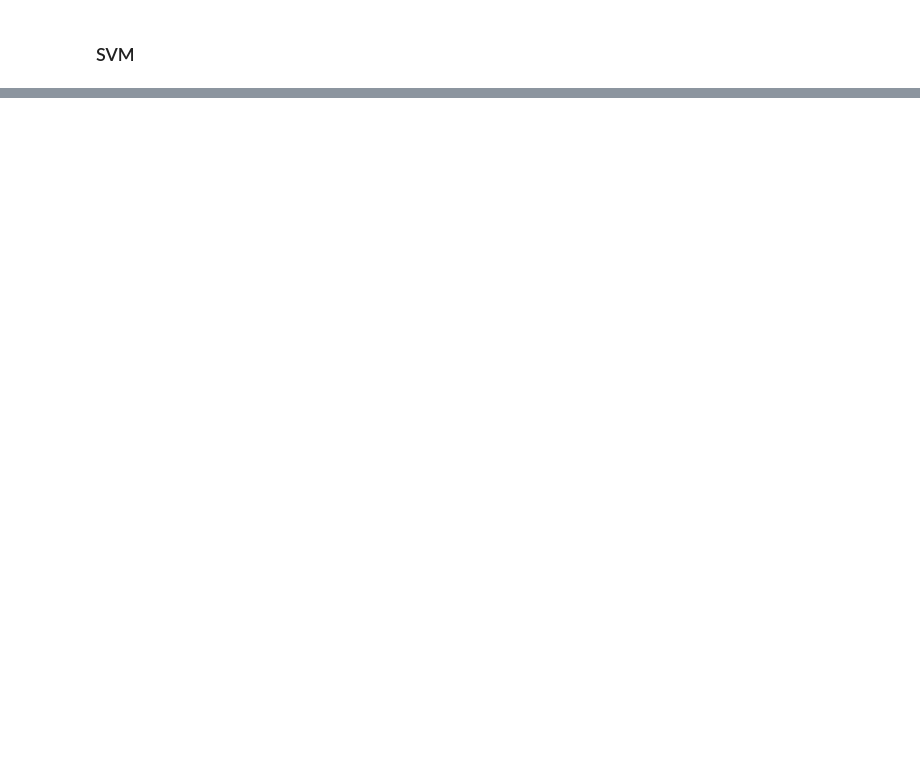
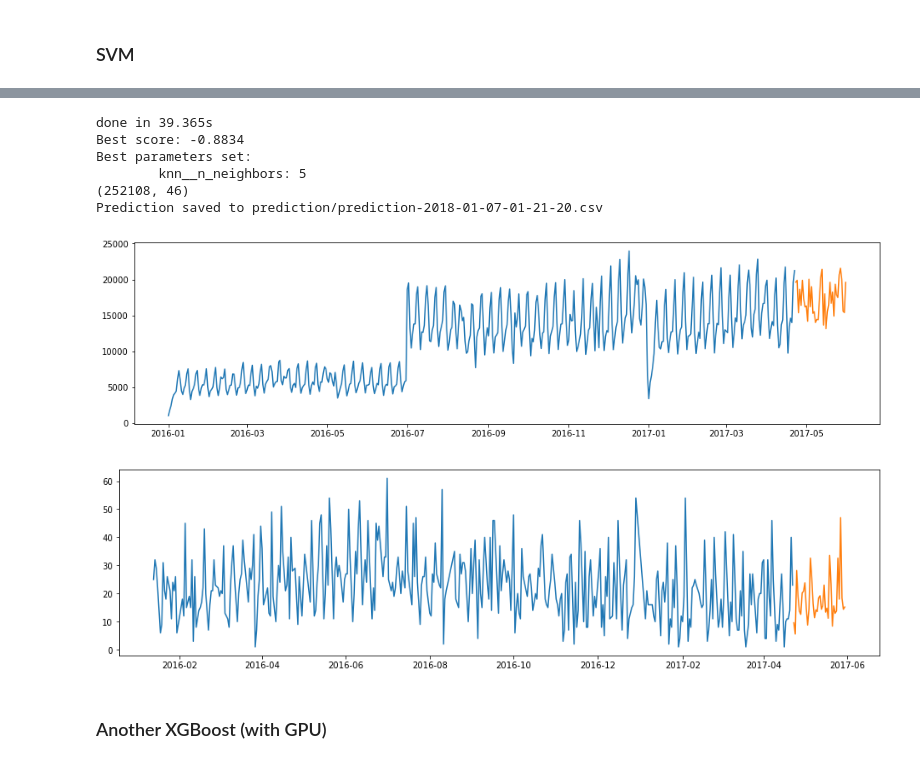
Before and after one commit to astarostin/Recruit-Restaurant-Visitor-Forecasting, a Jupyter notebook: Restaurant forecast regression.ipynb, the cells around one changed output, grey strips where cells are left out. Drawn from its saved outputs; the diff is of its cells as text; code cells hidden in the pictures; blank space fills up the shorter version.

```diff
--- a/Restaurant forecast regression.ipynb
+++ b/Restaurant forecast regression.ipynb
@@ -638,0 +1163,22 @@ do_experiment(get_pipeline_and_params_svr)
+# %%
+def get_pipeline_and_params_knn():
+    pipeline = Pipeline([
+        ('knn', KNeighborsRegressor()),
+    ])
+    parameters = {
+        'knn__n_neighbors': [5]
+    }
+    return pipeline, parameters
+# %%
+do_experiment(get_pipeline_and_params_knn)
+# %% [output]
+done in 39.365s
+Best score: -0.8834
+Best parameters set:
+        knn__n_neighbors: 5
+(252108, 46)
+Prediction saved to prediction/prediction-2018-01-07-01-21-20.csv
+[figure, added]
+[figure, added]
+# %% [markdown]
+### Another XGBoost (with GPU)
```
Also changed, not shown: parts of 108 cells of this notebook, 2 other files.
